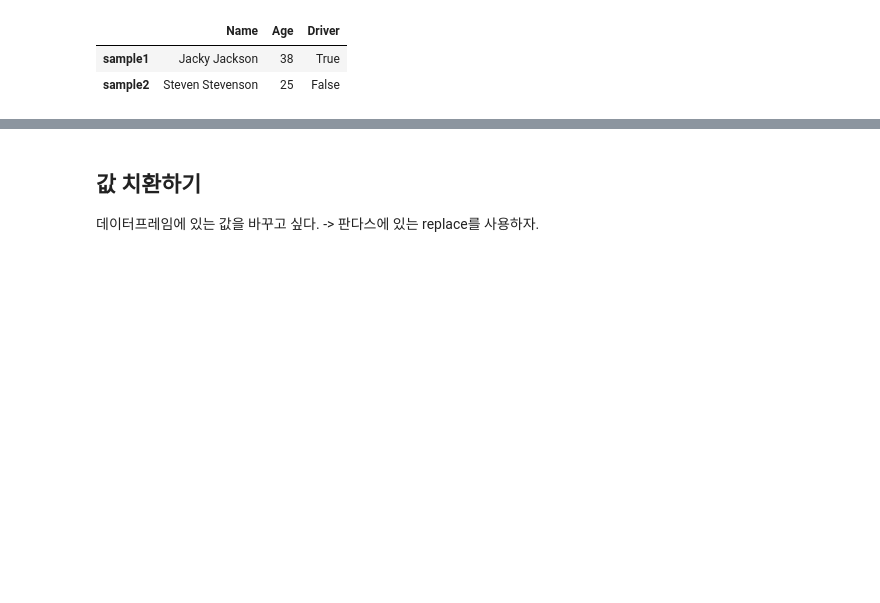
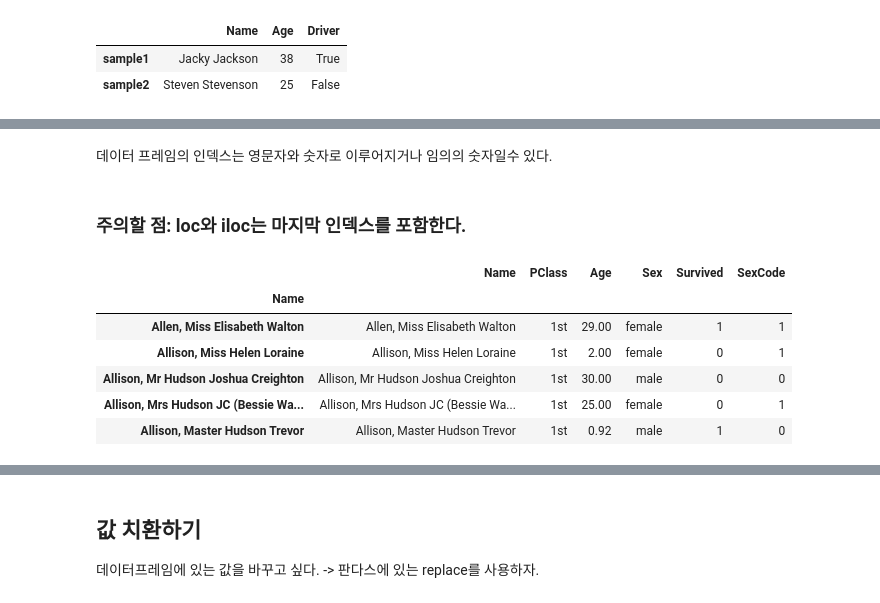
Before and after one commit to StatPage/Machine-Learning-with-Python-summary, a Jupyter notebook: 데이터 랭글링.ipynb, the cells around one changed output, grey strips where cells are left out. Cells and saved outputs as stored; diff of their text form; code cells hidden in the pictures; blank space fills up the shorter version.

```diff
--- a/데이터 랭글링.ipynb
+++ b/데이터 랭글링.ipynb
@@ -83,0 +89,8 @@ pd.DataFrame(data, index=['sample1', 'sample2'])
+# %%
+import pandas as pd
+
+url = 'https://raw.githubusercontent.com/chrisalbon/simulated_datasets/master/titanic.csv'
+
+dataframe = pd.read_csv(url)
+
+dataframe.iloc[0]
@@ -83,0 +122,4 @@ pd.DataFrame(data, index=['sample1', 'sample2'])
+# %%
+dataframe_set = dataframe.set_index(dataframe['Name'])
+
+dataframe_set.loc["Allen, Miss Elisabeth Walton"]
@@ -83,0 +134,14 @@ pd.DataFrame(data, index=['sample1', 'sample2'])
+# %% [markdown]
+데이터 프레임의 인덱스는 영문자와 숫자로 이루어지거나 임의의 숫자일수 있다.
+# %% [markdown]
+### 주의할 점: loc와 iloc는 마지막 인덱스를 포함한다.
+# %%
+dataframe_set.loc[:"Allison, Master Hudson Trevor"]
+# %% [output]
+|  | Name | PClass | Age | Sex | Survived | SexCode |
+| Name |  |  |  |  |  |  |
+| Allen, Miss Elisabeth Walton | Allen, Miss Elisabeth Walton | 1st | 29.00 | female | 1 | 1 |
+| Allison, Miss Helen Loraine | Allison, Miss Helen Loraine | 1st | 2.00 | female | 0 | 1 |
+| Allison, Mr Hudson Joshua Creighton | Allison, Mr Hudson Joshua Creighton | 1st | 30.00 | male | 0 | 0 |
+| Allison, Mrs Hudson JC (Bessie Wa... | Allison, Mrs Hudson JC (Bessie Wa... | 1st | 25.00 | female | 0 | 1 |
+| Allison, Master Hudson Trevor | Allison, Master Hudson Trevor | 1st | 0.92 | male | 1 | 0 |
```
Also changed, not shown: parts of 9 cells of this notebook.
